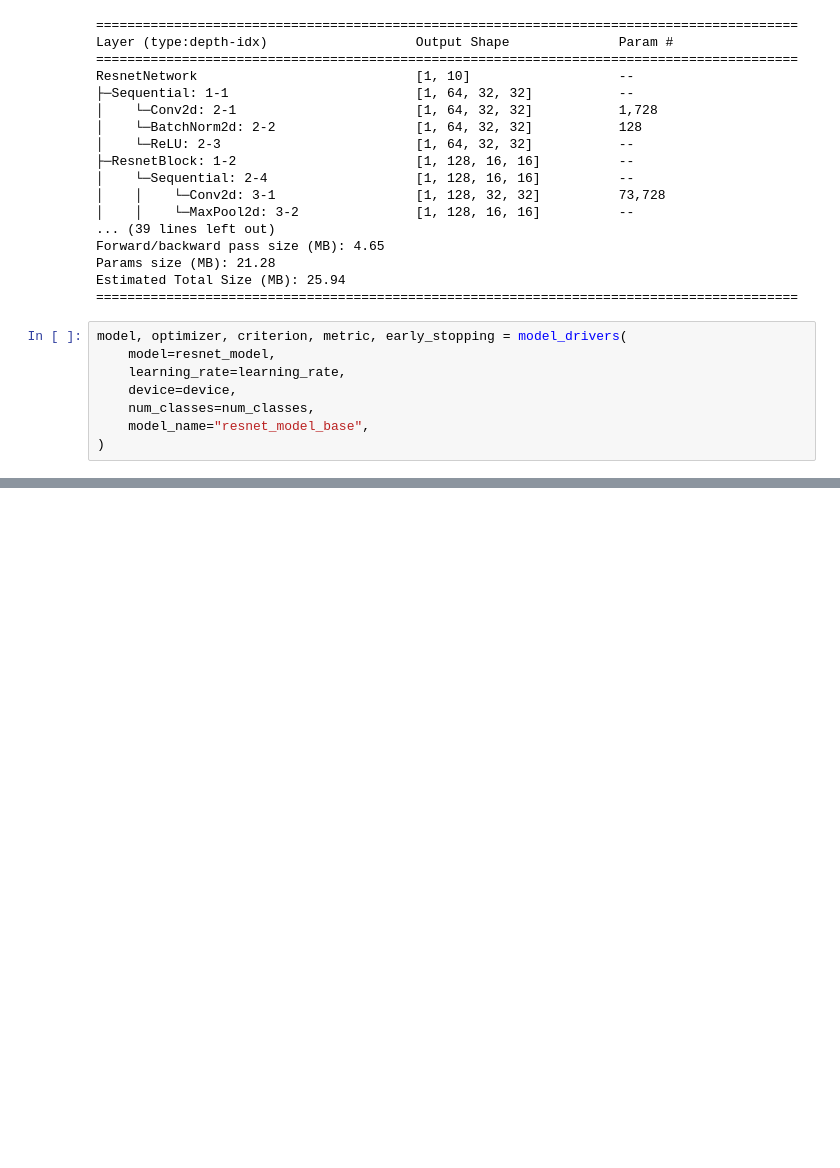
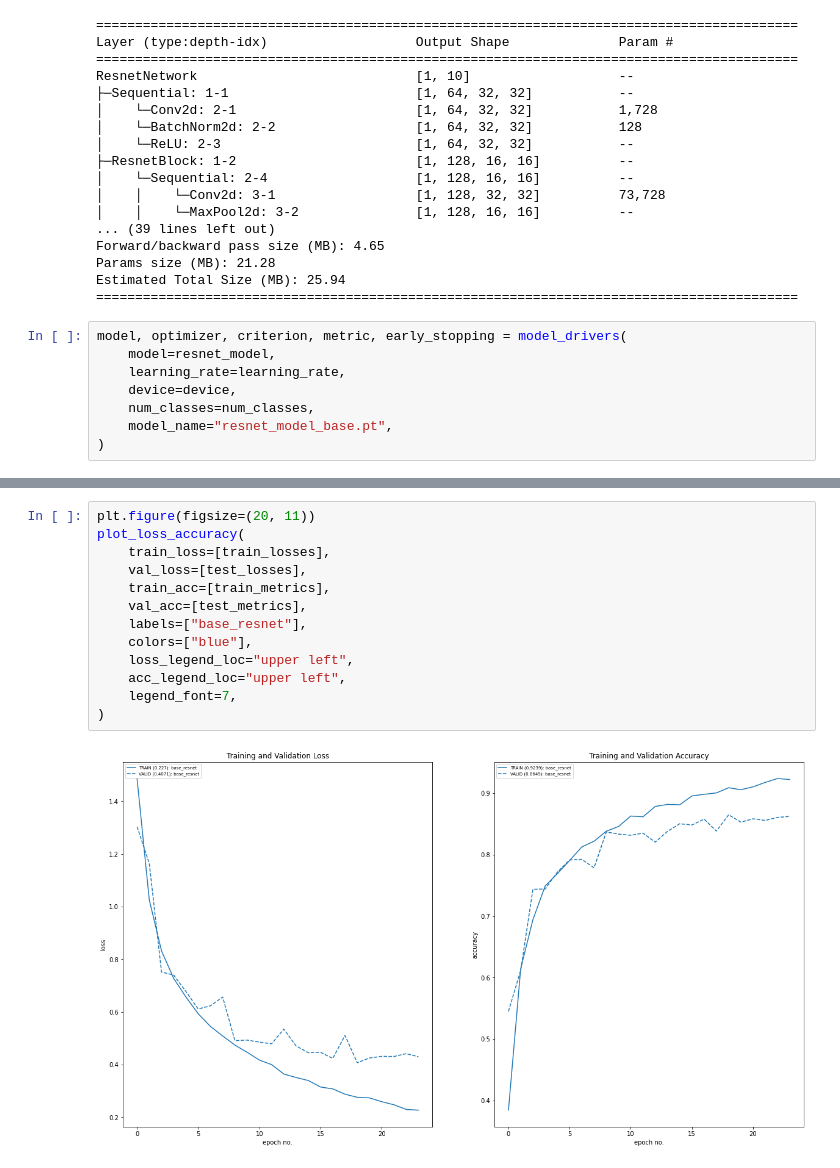
Before and after one commit to soutrik71/advanced_vision_modules_pytorch, a Jupyter notebook: notebook/Session10/assignment.ipynb, the cells around one changed output, grey strips where cells are left out. Cells and saved outputs as stored; diff of their text form; blank space fills up the shorter version.

```diff
--- a/notebook/Session10/assignment.ipynb
+++ b/notebook/Session10/assignment.ipynb
@@ -122,7 +122,7 @@ model, optimizer, criterion, metric, early_stopping = model_drivers(
     learning_rate=learning_rate,
     device=device,
     num_classes=num_classes,
-    model_name="resnet_model_base",
+    model_name="resnet_model_base.pt",
 )
 # %%
 train_losses = []
@@ -165,0 +189,15 @@ Epoch 0
+# %%
+plt.figure(figsize=(20, 11))
+plot_loss_accuracy(
+    train_loss=[train_losses],
+    val_loss=[test_losses],
+    train_acc=[train_metrics],
+    val_acc=[test_metrics],
+    labels=["base_resnet"],
+    colors=["blue"],
+    loss_legend_loc="upper left",
+    acc_legend_loc="upper left",
+    legend_font=7,
+)
+# %% [output]
+[figure, added]
```
Also changed, not shown: parts of 1 cell of this notebook, 1 other file.
